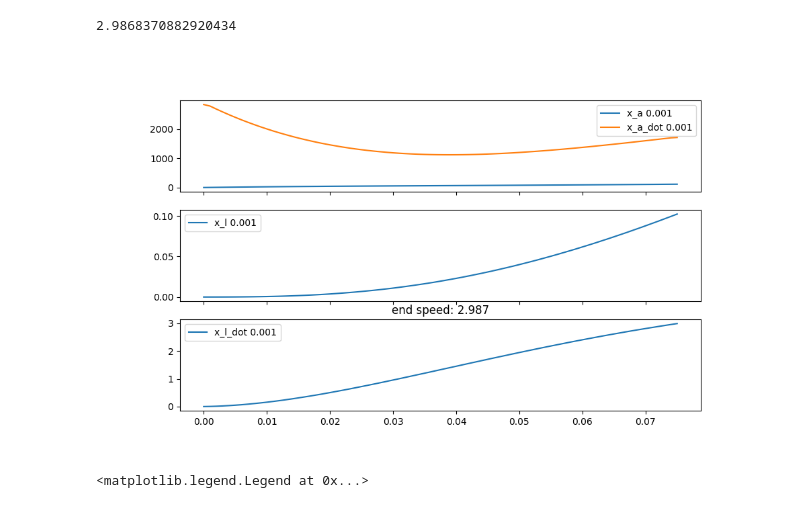
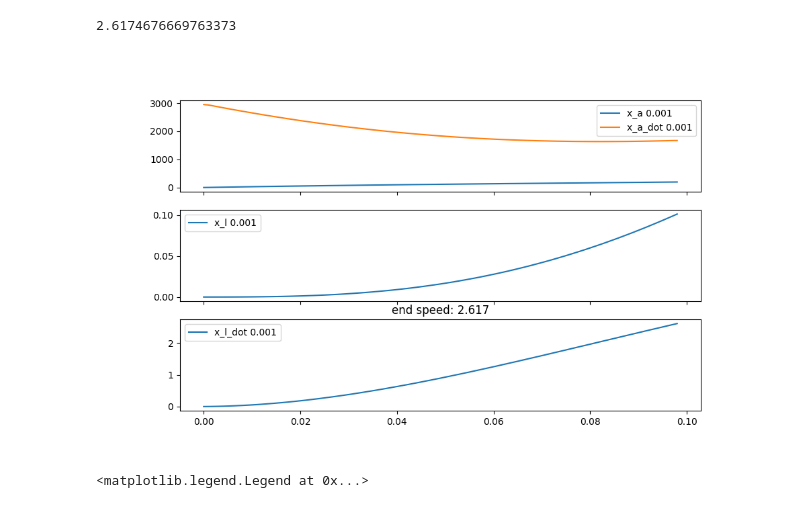
Before and after one commit to NovelMobileRobotsLab/pinto-squirrel, a Jupyter notebook: SEA/comparediffyq.ipynb, the cells around one changed output. Cells and saved outputs as stored; diff of their text form; code cells hidden in the pictures.

```diff
--- a/SEA/comparediffyq.ipynb
+++ b/SEA/comparediffyq.ipynb
@@ -9,7 +9,7 @@ T1 = 0.00025 #0.035 m / 140 rad from TSA test
 T2 = 5 #guess for leg movement/string contract
 m_a = 1/2 * 0.020 * 0.010**2 #cylinder MOI 20g 10mm radius
 m_l = 0.5 #mass to push off ground
-k = 10000 # no idea honestly
+k = 3000 # no idea honestly
 
 tau_max = 0.05 #N*m stall torque
 omega_max = 3000 #about 10,000rpm free speed
@@ -44,35 +44,35 @@ X = np.array([0, 0, 0])
 log = []
 
 dt = 0.001
 times = []
 for ti in np.arange(0, 0.5, dt):
     X = RK4(f, X, dt)
     times.append(ti)
     log.append(X)
 
     if(X[1] > 0.1 or X[2] < 0):
         break
 
 log = np.array(log)
 endv = log[:,2][-1]
 print(endv)
 
 fig, axs = plt.subplots(3, 1, sharex=True, figsize=(10,6))
 axs[0].plot(times, log[:,0], label=f'x_a {dt}')
 
 axs[0].plot(times, np.gradient(log[:,0])/dt, label=f'x_a_dot {dt}')
 
 axs[1].plot(times, log[:,1], label=f'x_l {dt}')
 
 axs[2].plot(times, log[:,2], label=f'x_l_dot {dt}')
 axs[2].set_title(f'end speed: {np.round(endv, 3)}')
 
 for ax in axs:
     ax.legend()
 plt.show()
 # %% [output]
-2.9868370882920434
+2.6174676669763373
-[figure, old version]
+[figure, new version]
 # %%
 from numpy import sqrt, exp
 
```
Also changed, not shown: parts of 1 cell of this notebook, 1 other file.
